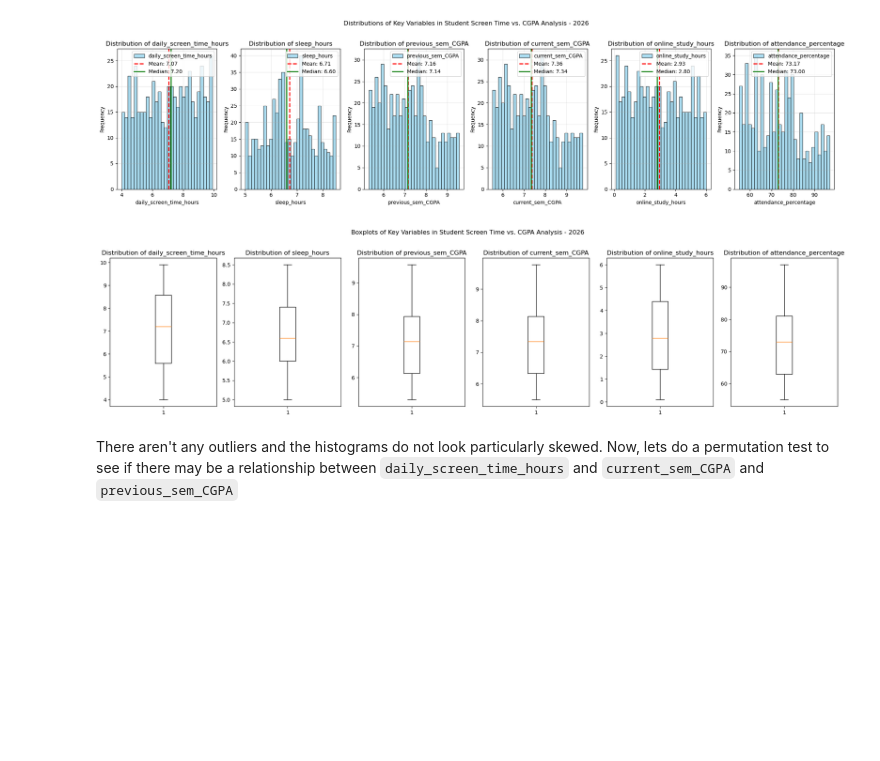
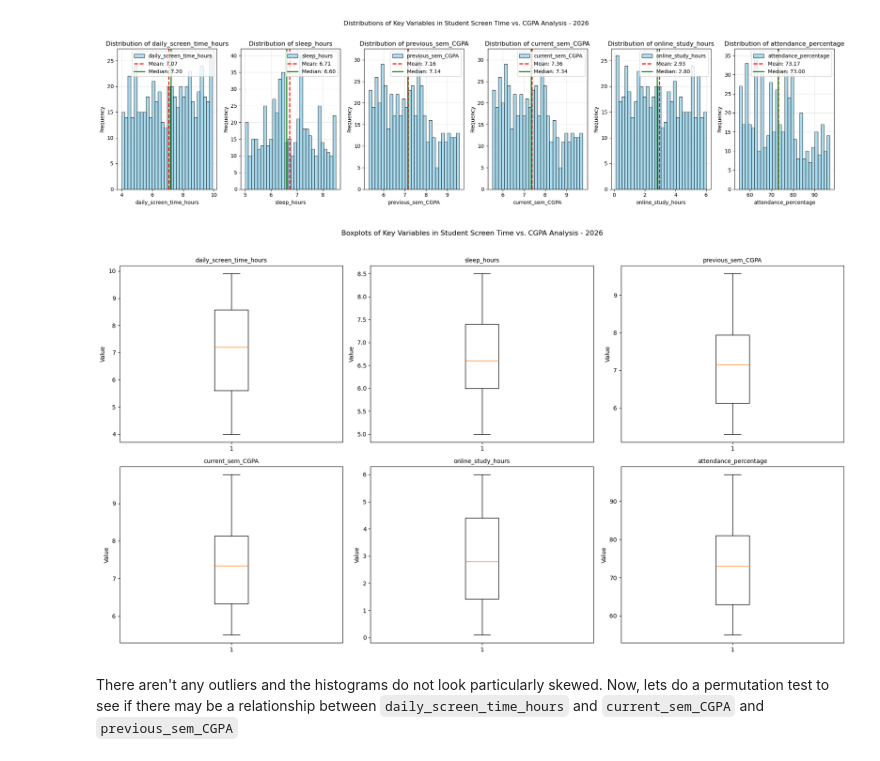
Before and after one commit to AnEpiphanyMaybe/sleep-screen-time-analysis, a Jupyter notebook: 02-EDACheckpoint.ipynb, the cells around one changed output. Drawn from its saved outputs; the diff is of its cells as text; code cells hidden in the pictures; blank space fills up the shorter version.

```diff
--- a/02-EDACheckpoint.ipynb
+++ b/02-EDACheckpoint.ipynb
@@ -1523,17 +1523,20 @@ for i, var in enumerate(var_interest):
 plt.tight_layout()
 # %% [output]
 [figure]
-# %%
-fig, ax = plt.subplots(1, len(var_interest), figsize=(20, 5))
-plt.subplots_adjust(top=0.85)
-plt.suptitle('Boxplots of Key Variables in Student Screen Time vs. CGPA Analysis - 2026 ', y=1.02)
-
-for i, var in enumerate(var_interest):
-    ax[i].boxplot(stu_perf[var].dropna())
-    ax[i].set_title(f'Distribution of {var}')
-plt.tight_layout()
-# %% [output]
-[figure, removed]
+# %%
+fig, ax = plt.subplots(2, 3, figsize=(18, 10))
+ax = ax.flatten()
+
+for i, var in enumerate(var_interest):
+    ax[i].boxplot(stu_perf[var].dropna())
+    ax[i].set_title(var, fontsize=10)
+    ax[i].set_ylabel("Value")
+
+plt.suptitle("Boxplots of Key Variables in Student Screen Time vs. CGPA Analysis - 2026",y=1.02)
+plt.tight_layout()
+plt.show()
+# %% [output]
+[figure, added]
 # %% [markdown]
 There aren't any outliers and the histograms do not look particularly skewed. Now, lets do a permutation test to see if there may be a relationship between `daily_screen_time_hours` and `current_sem_CGPA` and `previous_sem_CGPA`
 # %%
```
Also changed, not shown: parts of 12 cells of this notebook, 17 other files.
